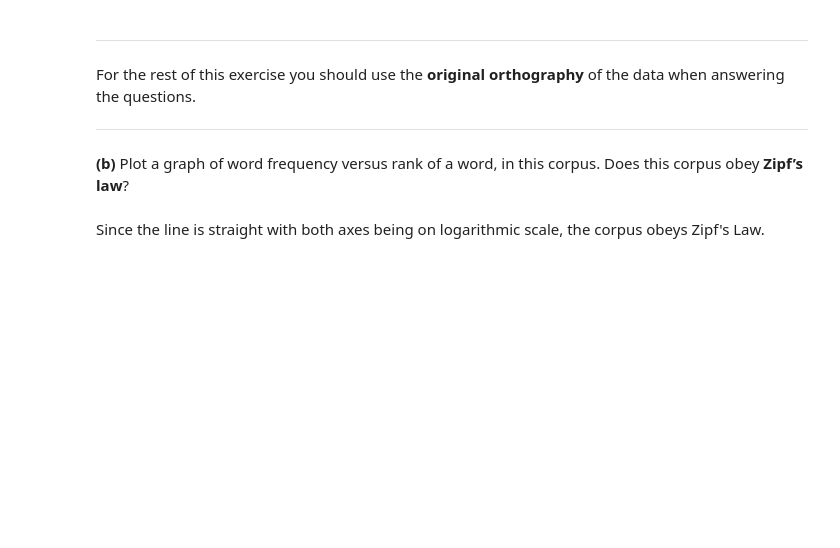
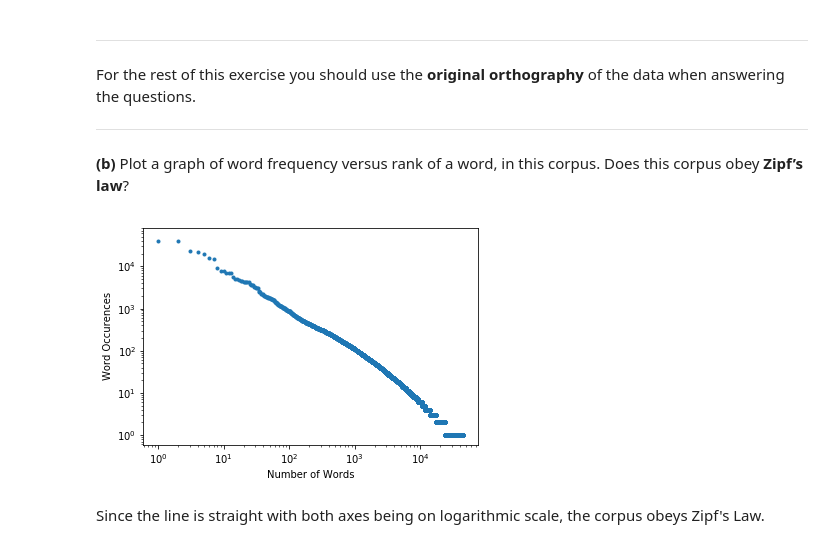
Before and after one commit to ArendvD/NLP1-2017, a Jupyter notebook: lab1/lab1.ipynb, the cells around one changed output. Drawn from its saved outputs; the diff is of its cells as text; code cells hidden in the pictures; blank space fills up the shorter version.

```diff
--- a/lab1/lab1.ipynb
+++ b/lab1/lab1.ipynb
@@ -104,16 +109,18 @@ For the rest of this exercise you should use the **original orthography** of the
 # %%
 # Get counter values for each word to put on the y-axis
 y = list(cnt.values())
 y.sort(reverse=True)
 
 # Get the amount of words on the x-axis
 x = np.arange(len(cnt))
 
 # Plot the word frequency graph
-plt.loglog(x, y, marker='.')
+plt.loglog(x, y, '.')
 plt.ylabel('Word Occurences')
 plt.xlabel('Number of Words')
 plt.show()
+# %% [output]
+[figure, added]
 # %% [markdown]
 Since the line is straight with both axes being on logarithmic scale, the corpus obeys Zipf's Law.
 # %% [markdown]
```
Also changed, not shown: parts of 17 cells of this notebook.
